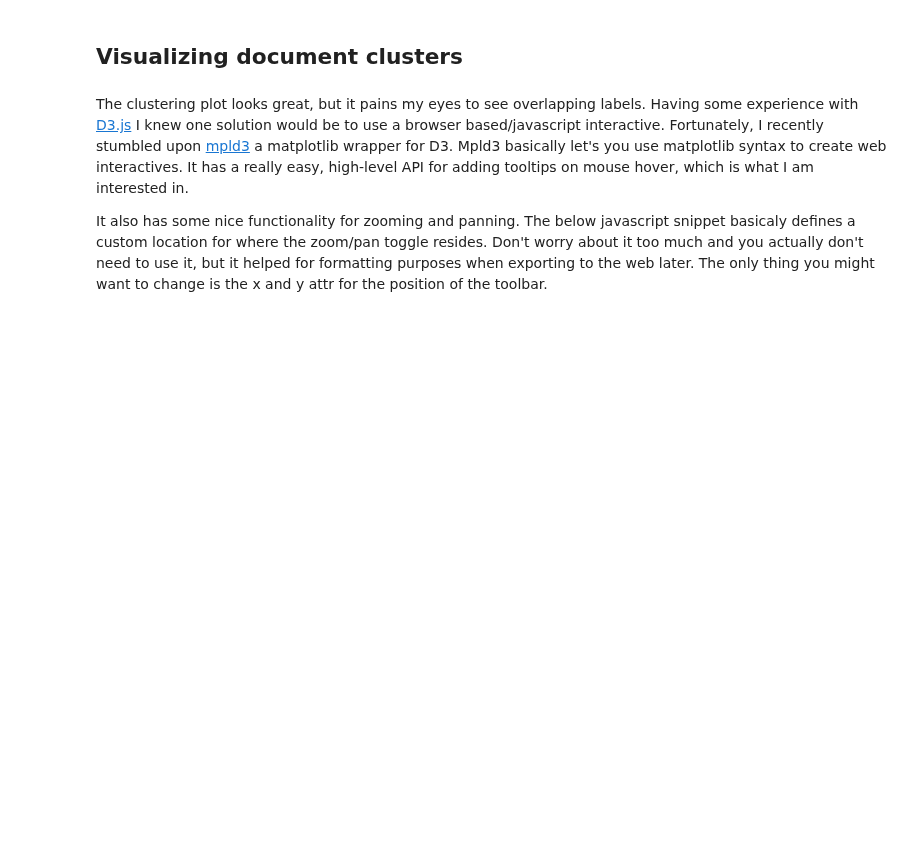
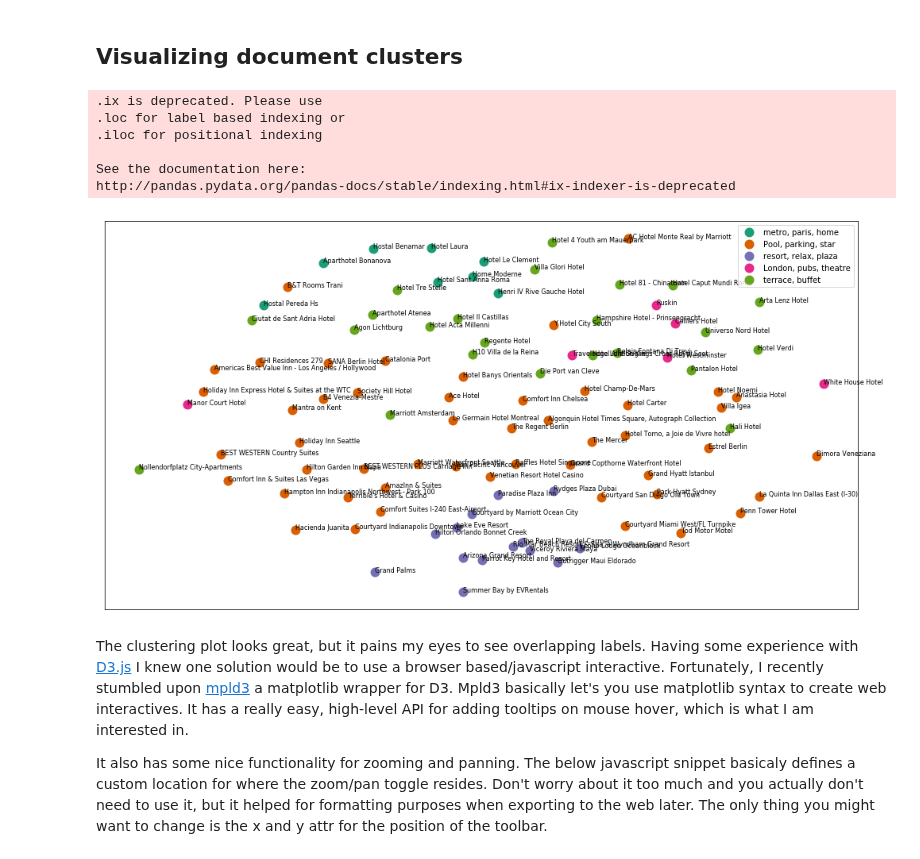
Before and after one commit to mathilda0902/statistical_learning, a Jupyter notebook: 0_project_src/src/ensemble/Hotel Clustering Based on Reviews.ipynb, the cells around one changed output. Cells and saved outputs as stored; diff of their text form; code cells hidden in the pictures; blank space fills up the shorter version.

```diff
--- a/0_project_src/src/ensemble/Hotel Clustering Based on Reviews.ipynb
+++ b/0_project_src/src/ensemble/Hotel Clustering Based on Reviews.ipynb
@@ -179,7 +252,12 @@ clusters = km.labels_.tolist()
 #joblib.dump(km,  'doc_cluster.pkl')
 km = joblib.load('doc_cluster.pkl')
 clusters = km.labels_.tolist()
+# %%
+ranks = []
+
+for i in range(0,len(hotel_names)):
+    ranks.append(i)
 # %%
-films = { 'title': titles, 'rank': ranks, 'synopsis': synopses, 'cluster': clusters, 'genre': genres }
+hotels = { 'hotel_name': hotel_names[:100], 'rank': ranks[:100], 'hotel_reviews': hotel_reviews[:100], 'cluster': clusters}
 
-frame = pd.DataFrame(films, index = [clusters] , columns = ['rank', 'title', 'cluster', 'genre'])
+frame = pd.DataFrame(hotels, index = [clusters] , columns = ['rank', 'hotel_name', 'hotel_reviews', 'cluster'])
@@ -195,12 +296,12 @@ print()
 order_centroids = km.cluster_centers_.argsort()[:, ::-1]
 for i in range(num_clusters):
     print("Cluster %d words:" % i, end='')
-    for ind in order_centroids[i, :6]:
-        print(' %s' % vocab_frame.ix[terms[ind].split(' ')].values.tolist()[0][0].encode('utf-8', 'ignore'), end=',')
+    for ind in order_centroids[i, :50]:
+        print(' %s' % hotel_vocab_frame.ix[terms[ind].split(' ')].values.tolist()[0][0].encode('utf-8', 'ignore'), end=',')
     print()
     print()
     print("Cluster %d titles:" % i, end='')
-    for title in frame.ix[i]['title'].values.tolist():
+    for title in frame.ix[i]['hotel_name'].values.tolist():
         print(' %s,' % title, end='')
     print()
     print()
@@ -236,15 +373,15 @@ def strip_proppers_POS(text):
 cluster_colors = {0: '#1b9e77', 1: '#d95f02', 2: '#7570b3', 3: '#e7298a', 4: '#66a61e'}
 
 #set up cluster names using a dict
-cluster_names = {0: 'Family, home, war',
-                 1: 'Police, killed, murders',
-                 2: 'Father, New York, brothers',
-                 3: 'Dance, singing, love',
-                 4: 'Killed, soldiers, captain'}
+cluster_names = {0: 'metro, paris, home',
+                 1: 'Pool, parking, star',
+                 2: 'resort, relax, plaza',
+                 3: 'London, pubs, theatre',
+                 4: 'terrace, buffet'}
 # %%
 %matplotlib inline
 #create data frame that has the result of the MDS plus the cluster numbers and titles
-df = pd.DataFrame(dict(x=xs, y=ys, label=clusters, title=titles))
+df = pd.DataFrame(dict(x=xs, y=ys, label=clusters, title=hotel_names[:100]))
 
 #group by cluster
 groups = df.groupby('label')
@@ -257,33 +394,41 @@ ax.margins(0.05) # Optional, just adds 5% padding to the autoscaling
 #iterate through groups to layer the plot
 #note that I use the cluster_name and cluster_color dicts with the 'name' lookup to return the appropriate color/label
 for name, group in groups:
     ax.plot(group.x, group.y, marker='o', linestyle='', ms=12, label=cluster_names[name], color=cluster_colors[name], mec='none')
     ax.set_aspect('auto')
     ax.tick_params(\
         axis= 'x',          # changes apply to the x-axis
         which='both',      # both major and minor ticks are affected
         bottom='off',      # ticks along the bottom edge are off
         top='off',         # ticks along the top edge are off
         labelbottom='off')
     ax.tick_params(\
         axis= 'y',         # changes apply to the y-axis
         which='both',      # both major and minor ticks are affected
         left='off',      # ticks along the bottom edge are off
         top='off',         # ticks along the top edge are off
         labelleft='off')
 
 ax.legend(numpoints=1)  #show legend with only 1 point
 
 #add label in x,y position with the label as the film title
 for i in range(len(df)):
     ax.text(df.ix[i]['x'], df.ix[i]['y'], df.ix[i]['title'], size=8)
 
 
 
 plt.show() #show the plot
 
 #uncomment the below to save the plot if need be
 #plt.savefig('clusters_small_noaxes.png', dpi=200)
+# %% [output]
+.ix is deprecated. Please use
+.loc for label based indexing or
+.iloc for positional indexing
+
+See the documentation here:
+http://pandas.pydata.org/pandas-docs/stable/indexing.html#ix-indexer-is-deprecated
+[figure, added]
 # %%
 plt.close()
 # %% [markdown]
```
Also changed, not shown: parts of 28 cells of this notebook, 8 other files.
